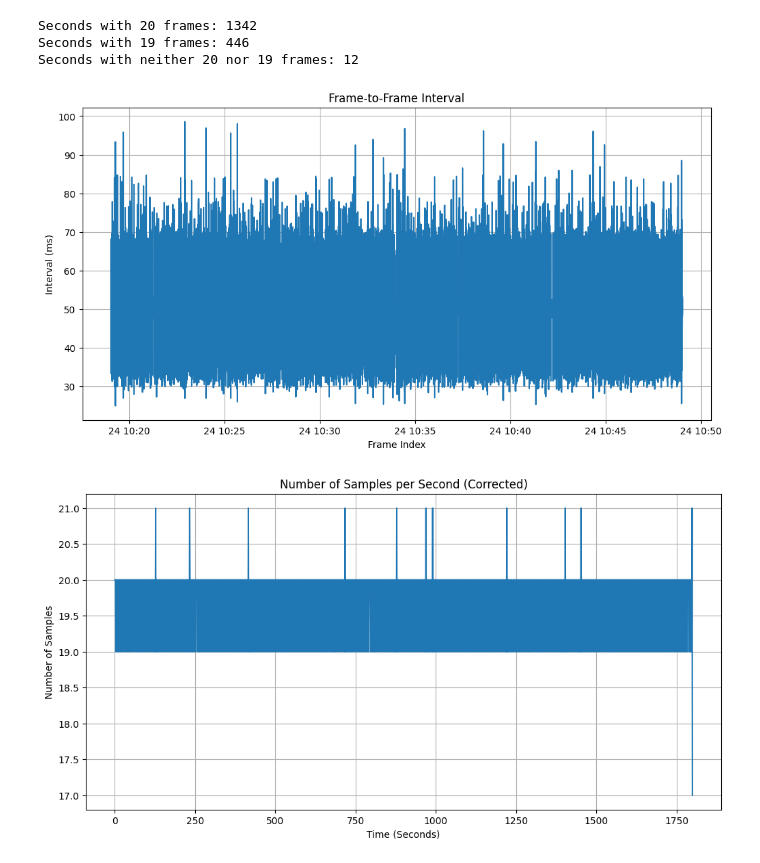
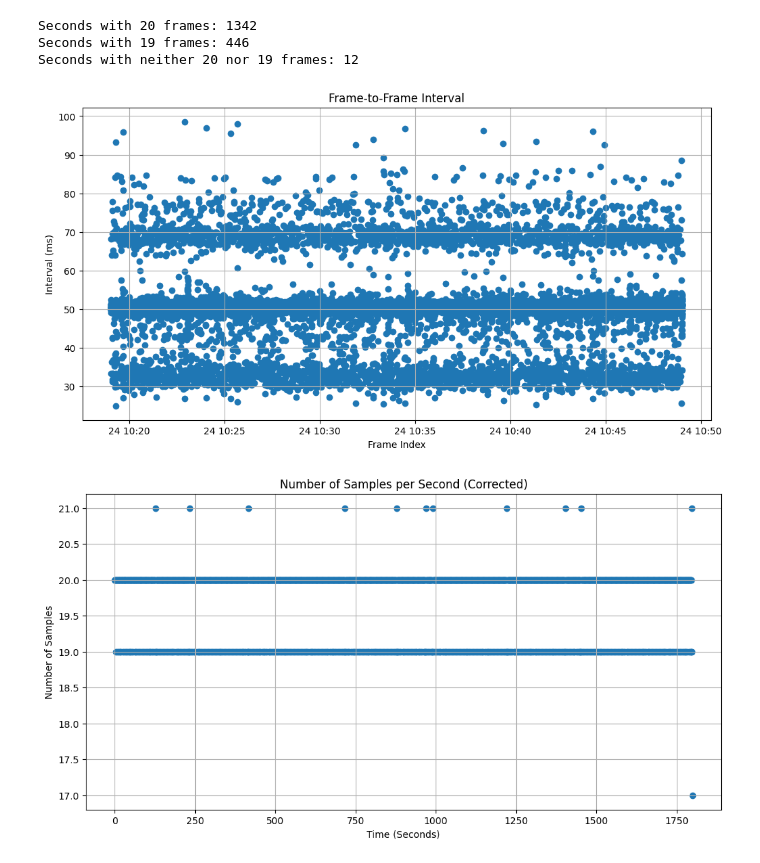
Before and after one commit to MagM00/nevian_lab, a Jupyter notebook: ETL/miniscope_timeframe_correction.ipynb, the cells around one changed output. Drawn from its saved outputs; the diff is of its cells as text; code cells hidden in the pictures.

```diff
--- a/ETL/miniscope_timeframe_correction.ipynb
+++ b/ETL/miniscope_timeframe_correction.ipynb
@@ -36,7 +36,7 @@ print(f"Seconds with neither 20 nor 19 frames: {seconds_with_other_frame_counts}
 frame_intervals = data.index.to_series().diff().dropna().dt.total_seconds() * 1000
 
 plt.figure(figsize=(12, 6))
-plt.plot(frame_intervals.index, frame_intervals.values)
+plt.scatter(frame_intervals.index, frame_intervals.values)
 plt.xlabel('Frame Index')
 plt.ylabel('Interval (ms)')
 plt.title('Frame-to-Frame Interval')
@@ -59,34 +59,34 @@ resampled_data['Time_Seconds'] = (resampled_data.index - resampled_data.index[0]
 sample_counts_per_second_corrected = data['Time_Seconds'].astype(int).value_counts().sort_index()
 
 
 # Plot the sample counts
 plt.figure(figsize=(12, 6))
-plt.plot(sample_counts_per_second_corrected.index, sample_counts_per_second_corrected.values)
+plt.scatter(sample_counts_per_second_corrected.index, sample_counts_per_second_corrected.values)
 plt.xlabel('Time (Seconds)')
 plt.ylabel('Number of Samples')
 plt.title('Number of Samples per Second (Corrected)')
 plt.grid(True)
 plt.show()
 
 # Calculate the total duration in seconds
 total_duration_seconds = data['Time_Seconds'].max()
 
 total_duration_seconds
 
 
 # Plot the new frame-to-frame intervals
 frame_intervals_fixed = resampled_data.index.to_series().diff().dropna().dt.total_seconds() * 1000
 
 plt.figure(figsize=(12, 6))
-plt.plot(frame_intervals_fixed.index, frame_intervals_fixed.values)
+plt.scatter(frame_intervals_fixed.index, frame_intervals_fixed.values)
 plt.xlabel('Frame Index')
 plt.ylabel('Interval (ms)')
 plt.title('Frame-to-Frame Interval (Fixed)')
 plt.grid(True)
 plt.show()
 # %% [output]
 Seconds with 20 frames: 1342
 Seconds with 19 frames: 446
 Seconds with neither 20 nor 19 frames: 12
-[figure, old version]
+[figure, new version]
-[figure, old version]
+[figure, new version]
```
Also changed, not shown: parts of 1 cell of this notebook.
